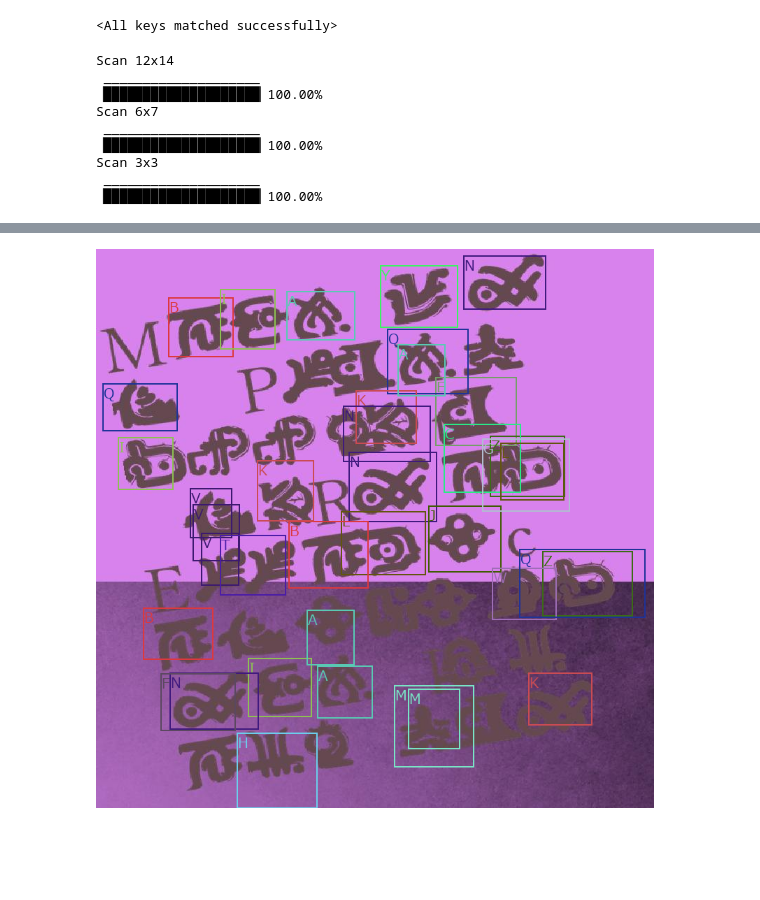
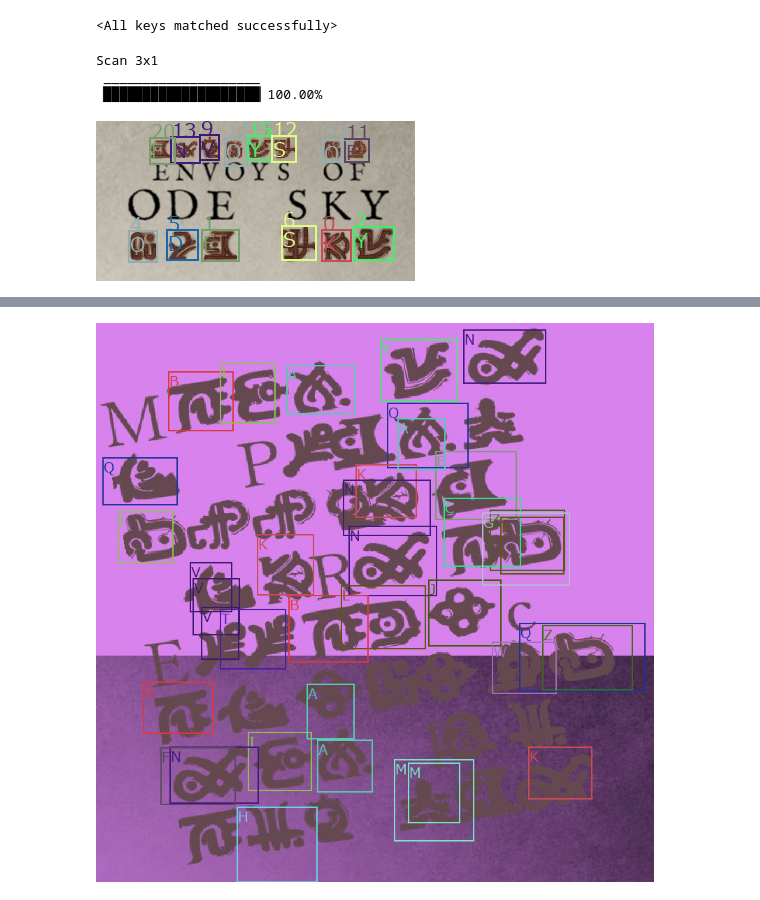
Before and after one commit to Ak0da/SoulGlyphRecognition, a Jupyter notebook: Reader.ipynb, the cells around one changed output, grey strips where cells are left out. Cells and saved outputs as stored; diff of their text form; code cells hidden in the pictures; blank space fills up the shorter version.

```diff
--- a/Reader.ipynb
+++ b/Reader.ipynb
@@ -398,12 +475,12 @@ def tilePictureGroups(imageTensor:torch.tensor, nCovers:int, increment:int, scal
     return full_results, (nX,nY)
 # %%
 with open('targets.json', 'r', encoding="utf-8") as f:
-    image_nb = 5058 #4970 #4981 #4654
+    image_nb = 4947 #4933 #5058 #4970 #4981 #4654
 
     infos = json.load(f)
     #test_img = Image.open(infos[image_nb]['image'])
-    test_img = Image.open("./Examples/Poem.PNG") #big test
-    #test_img = Image.open("./Examples/Envoys.PNG")
+    #test_img = Image.open("./Examples/Poem.PNG") #big test
+    test_img = Image.open("./Examples/Envoys.PNG")
 
 avgPicSize = (test_img.size[0]+test_img.size[1])//2
 nCover = 2 #nb of times an area is covered
@@ -475,15 +552,25 @@ for group in [nGroups]:
 
 print("")
 # %% [output]
-Scan 12x14
+Scan 3x1
  ____________________
 ▕████████████████████▏100.00%
-Scan 6x7
- ____________________
-▕████████████████████▏100.00%
-Scan 3x3
- ____________________
-▕████████████████████▏100.00%
+# %%
+filterThreshold=0.4
+mod_results = sortResults(full_results)
+filterResults(mod_results,filterThreshold)
+removeOverlapsTensors(mod_results)
+levels = [i for i in range(len(mod_results['groups']))]
+#levels = [0,1,2]
+displayGroups(test_img, mod_results, levels, showBoxNumber=True)
+
+lol="""
+for count, box in enumerate(mod_results['boxes']):
+    strList = ["{0:0.1f}".format(f) for f in box.tolist()]
+    print("{0}:{1}".format(count,strList))
+"""
+# %% [output]
+[figure, added]
 # %%
 filterThreshold = 0.10
 
```
Also changed, not shown: parts of 4 cells of this notebook.
